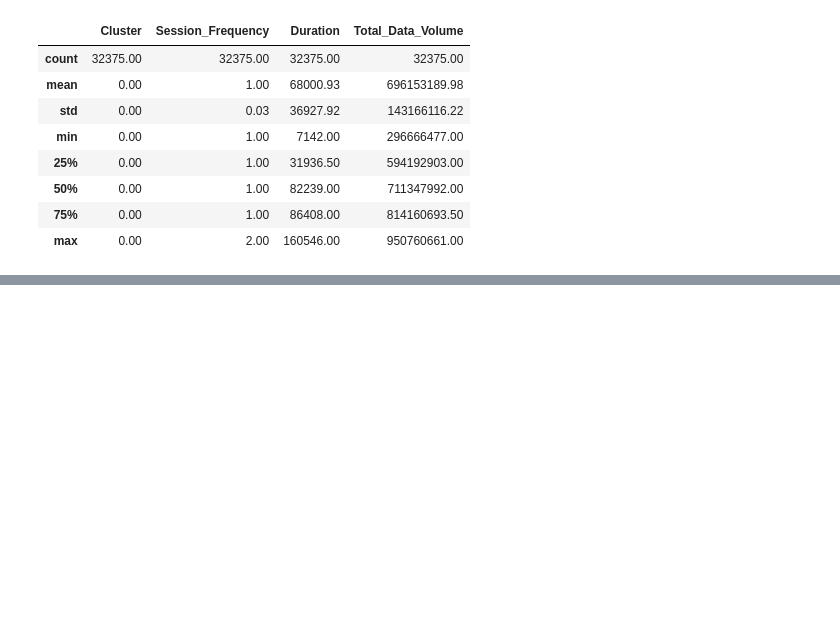
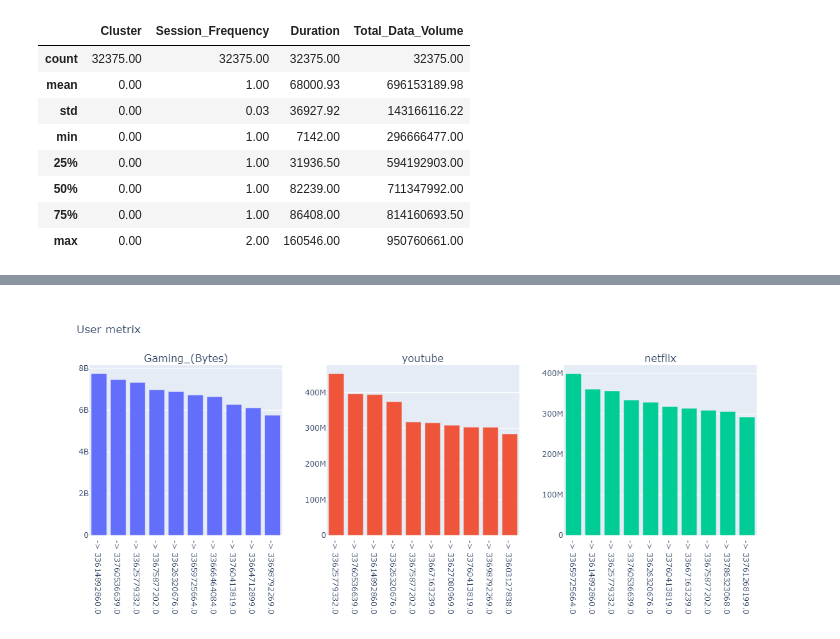
Before and after one commit to yonamg/Telecom-Data-Analysis, a Jupyter notebook: notebook/user_engagement_analysis.ipynb, the cells around one changed output, grey strips where cells are left out. Saved outputs shown, nothing was run; the diff lists cells and outputs as text; code cells hidden in the pictures; blank space fills up the shorter version.

```diff
--- a/notebook/user_engagement_analysis.ipynb
+++ b/notebook/user_engagement_analysis.ipynb
@@ -177,0 +203,4 @@ cluster1.d
+# %%
+df_app = df_cleaned.groupby('MSISDN_Number').agg({'Gaming_(Bytes)': 'sum', 'Youtube_(Bytes)': 'sum', 'Netflix_(Bytes)': 'sum',\
+                     'Google_(Bytes)': 'sum', 'Email_(Bytes)': 'sum', 'Social_Media_(Bytes)': 'sum', 'Other_(Bytes)': 'sum'})
+df_app.head()
@@ -177,0 +215,14 @@ cluster1.d
+# %%
+gaming = df_app.nlargest(10, "Gaming_(Bytes)")['Gaming_(Bytes)']
+youtube = df_app.nlargest(10, "Youtube_(Bytes)")['Youtube_(Bytes)']
+netflix = df_app.nlargest(10, "Netflix_(Bytes)")['Netflix_(Bytes)']
+google = df_app.nlargest(10, "Google_(Bytes)")['Google_(Bytes)']
+email = df_app.nlargest(10, "Email_(Bytes)")['Email_(Bytes)']
+social_media = df_app.nlargest(10, "Social_Media_(Bytes)")['Social_Media_(Bytes)']
+other = df_app.nlargest(10, "Other_(Bytes)")['Other_(Bytes)']
+
+
+mult_hist([gaming, youtube, netflix], 1,
+          3, "User metrix", ["Gaming_(Bytes)", "youtube", "netflix"])
+# %% [output]
+[figure, added]
```
Also changed, not shown: parts of 7 cells of this notebook.
